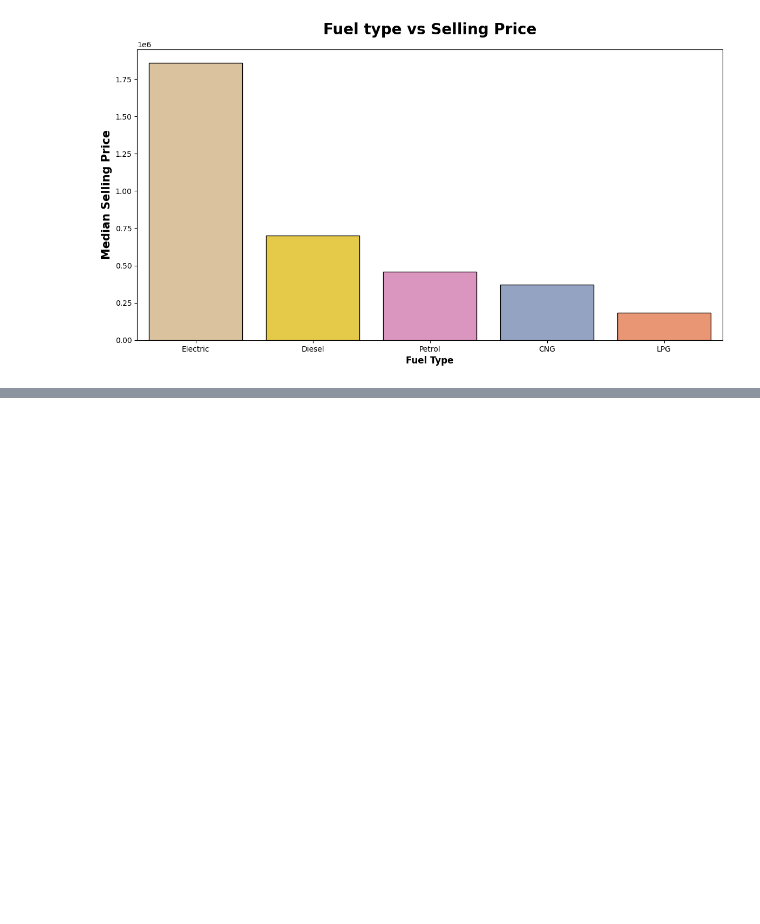
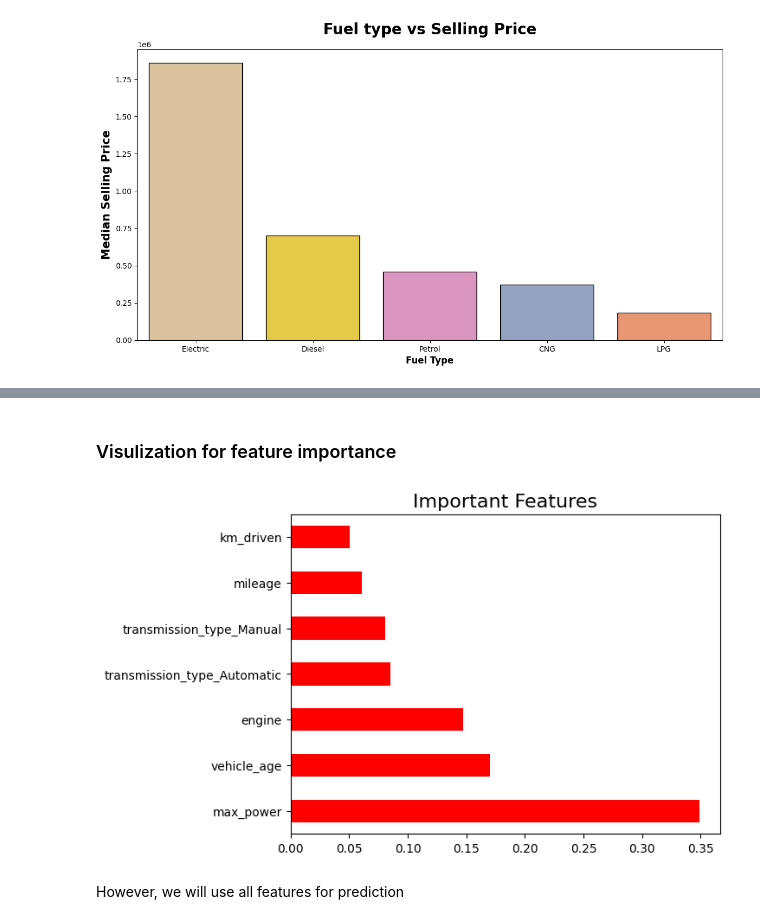
Before and after one commit to manishkr1754/CarDekho_Used_Car_Price_Prediction, a Jupyter notebook: notebooks/CarDekho Used Car Price Prediction.ipynb, the cells around one changed output, grey strips where cells are left out. Drawn from its saved outputs; the diff is of its cells as text; code cells hidden in the pictures; blank space fills up the shorter version.

```diff
--- a/notebooks/CarDekho Used Car Price Prediction.ipynb
+++ b/notebooks/CarDekho Used Car Price Prediction.ipynb
@@ -1106,0 +1107,11 @@ Note: you may need to restart the kernel to use updated packages.
+# %% [markdown]
+### Visulization for feature importance
+# %%
+imp_feature = pd.Series(model.feature_importances_, index = X.columns)
+imp_feature.nlargest(7).plot(kind = 'barh', color='red')
+plt.title('Important Features', fontsize=16)
+plt.show()
+# %% [output]
+[figure, added]
+# %% [markdown]
+However, we will use all features for prediction
```
Also changed, not shown: parts of 110 cells of this notebook.
